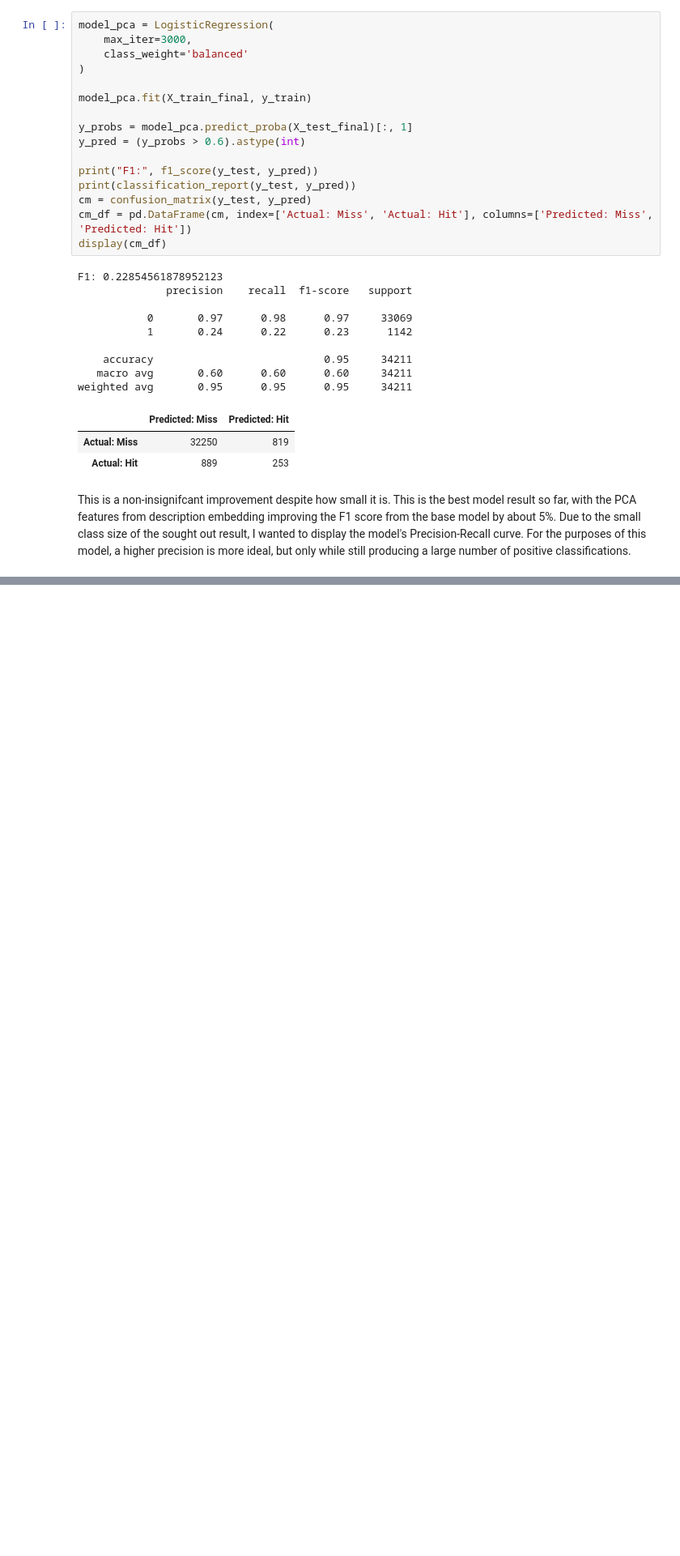
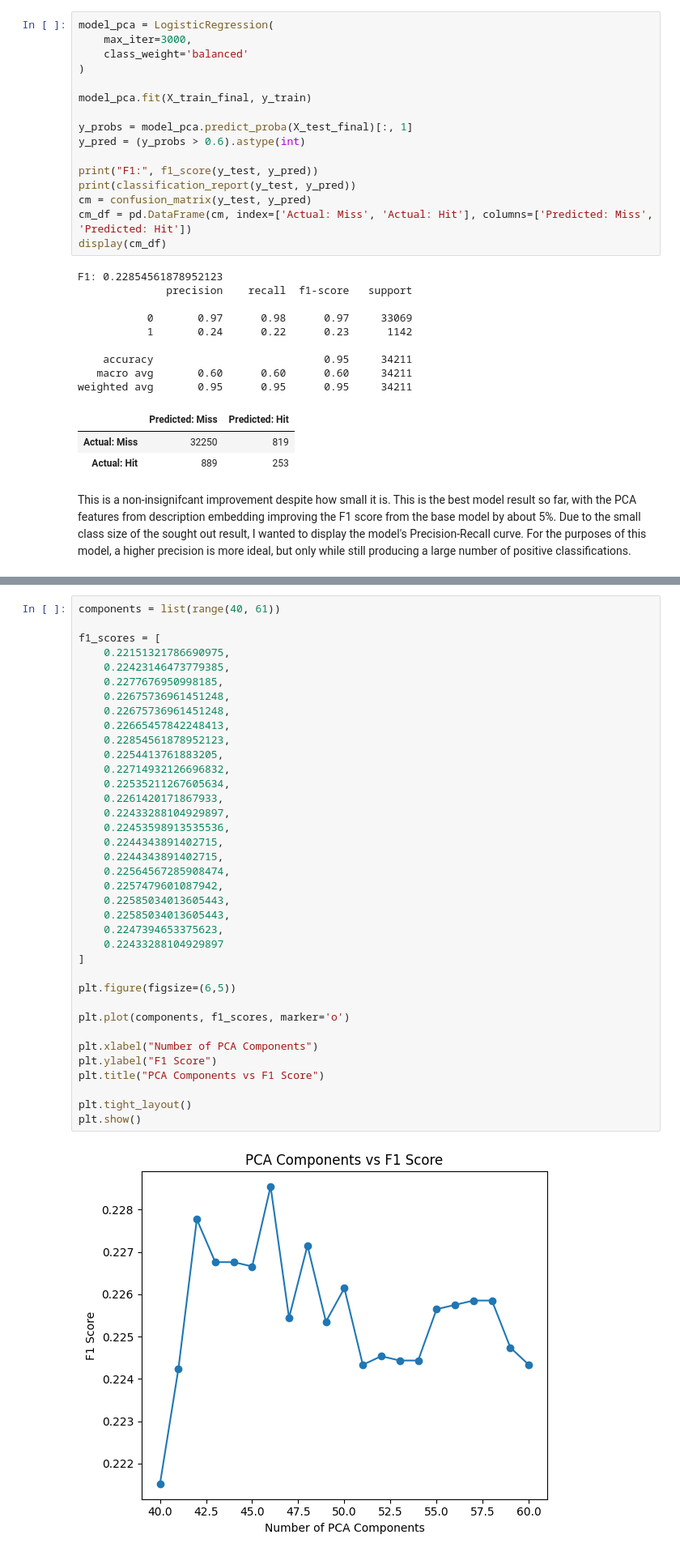
Before and after one commit to JayMCook/Video-Game-Sales-Analysis, a Jupyter notebook: notebooks/04-imitation-modeling.ipynb, the cells around one changed output, grey strips where cells are left out. Shown at 81% size. Drawn from its saved outputs; the diff is of its cells as text; blank space fills up the shorter version.

```diff
--- a/notebooks/04-imitation-modeling.ipynb
+++ b/notebooks/04-imitation-modeling.ipynb
@@ -458,0 +471,39 @@ PCA=60, F1=0.22433288104929897
+# %%
+components = list(range(40, 61))
+
+f1_scores = [
+    0.22151321786690975,
+    0.22423146473779385,
+    0.2277676950998185,
+    0.22675736961451248,
+    0.22675736961451248,
+    0.22665457842248413,
+    0.22854561878952123,
+    0.2254413761883205,
+    0.22714932126696832,
+    0.22535211267605634,
+    0.2261420171867933,
+    0.22433288104929897,
+    0.22453598913535536,
+    0.2244343891402715,
+    0.2244343891402715,
+    0.22564567285908474,
+    0.2257479601087942,
+    0.22585034013605443,
+    0.22585034013605443,
+    0.2247394653375623,
+    0.22433288104929897
+]
+
+plt.figure(figsize=(6,5))
+
+plt.plot(components, f1_scores, marker='o')
+
+plt.xlabel("Number of PCA Components")
+plt.ylabel("F1 Score")
+plt.title("PCA Components vs F1 Score")
+
+plt.tight_layout()
+plt.show()
+# %% [output]
+[figure, added]
```
Also changed, not shown: parts of 9 cells of this notebook, 1 other file.
